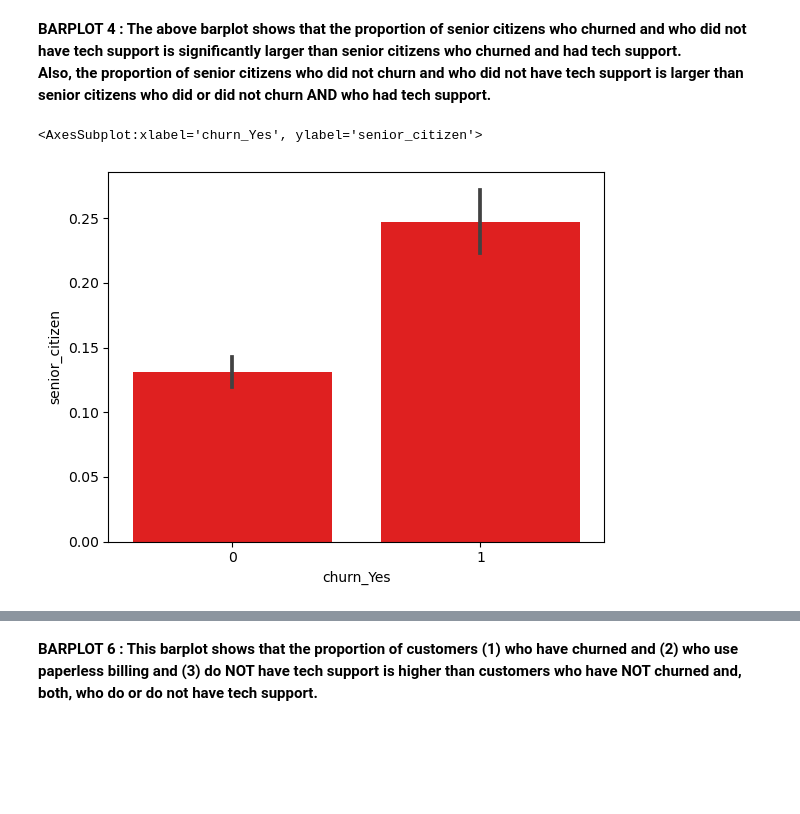
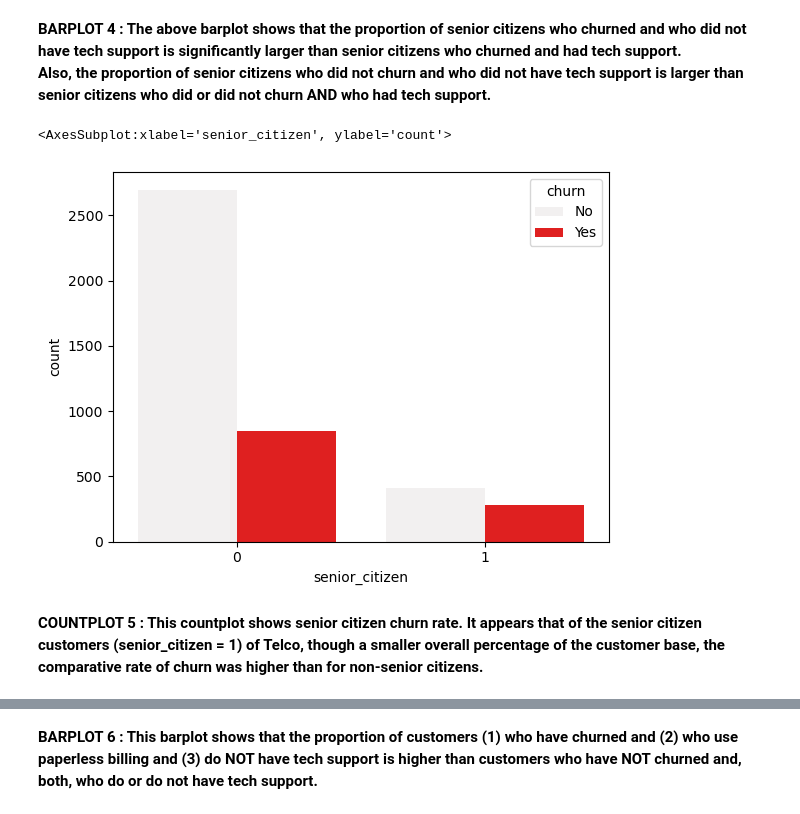
Before and after one commit to MagdalenaRahn/Project_1_Classification, a Jupyter notebook: Project_1_Scratchpad.ipynb, the cells around one changed output, grey strips where cells are left out. Drawn from its saved outputs; the diff is of its cells as text; code cells hidden in the pictures; blank space fills up the shorter version.

```diff
--- a/Project_1_Scratchpad.ipynb
+++ b/Project_1_Scratchpad.ipynb
@@ -310,12 +341,14 @@ tech_sup.set(xlabel = 'Customers with tech support', ylabel = 'Senior citizen')
 **BARPLOT 4 : The above barplot shows that the proportion of senior citizens who churned and who did not have tech support is significantly larger than senior citizens who churned and had tech support.
 Also, the proportion of senior citizens who did not churn and who did not have tech support is larger than senior citizens who did or did not churn AND who had tech support.**
 # %%
-# BARPLOT 5 : customer churn and senior citizen
+# COUNTPLOT 5 : customer churn and senior citizen
 
-sns.barplot(train.churn_Yes, train.senior_citizen, color = 'red')
+sns.countplot(x = train.senior_citizen, hue = train.churn, color = 'red')
 # %% [output]
-<AxesSubplot:xlabel='churn_Yes', ylabel='senior_citizen'>
+<AxesSubplot:xlabel='senior_citizen', ylabel='count'>
-[figure, old version]
+[figure, new version]
+# %% [markdown]
+**COUNTPLOT 5 : This countplot shows senior citizen churn rate. It appears that of the senior citizen customers (senior_citizen = 1) of Telco, though a smaller overall percentage of the customer base, the comparative rate of churn was higher than for non-senior citizens.**
 # %%
 # HISTOGRAM 2 : paperless billing and all-customer churn.
 
```
Also changed, not shown: parts of 13 cells of this notebook, 3 other files.
